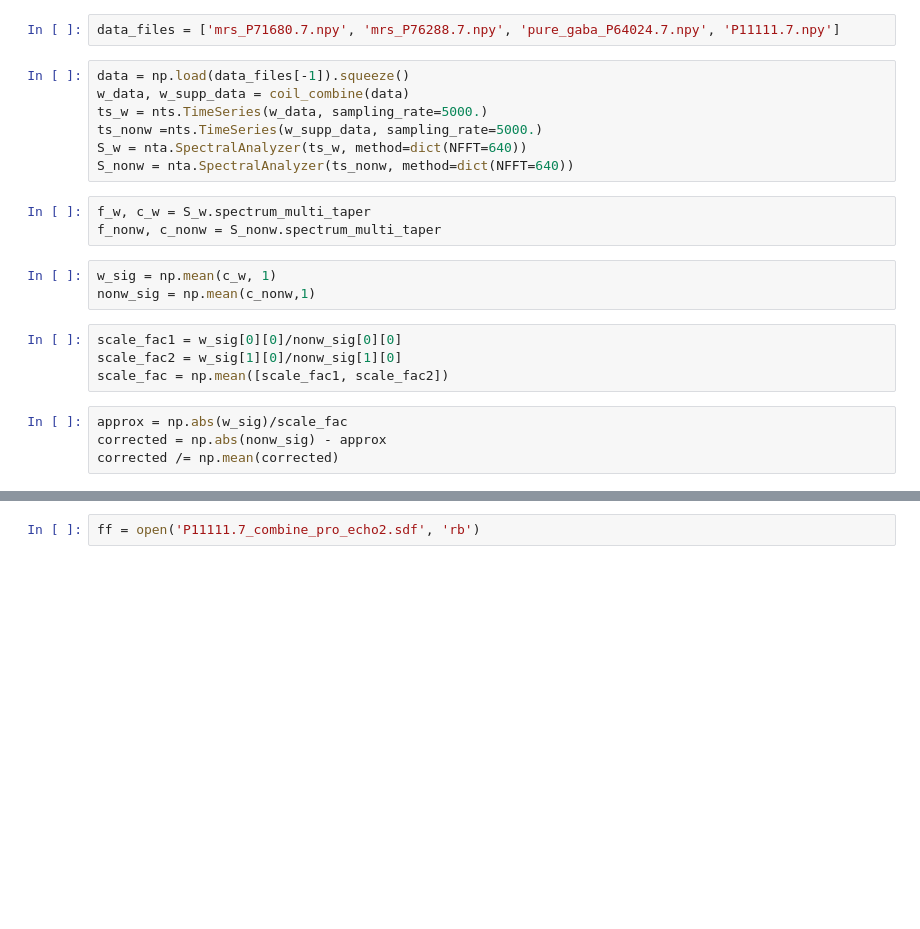
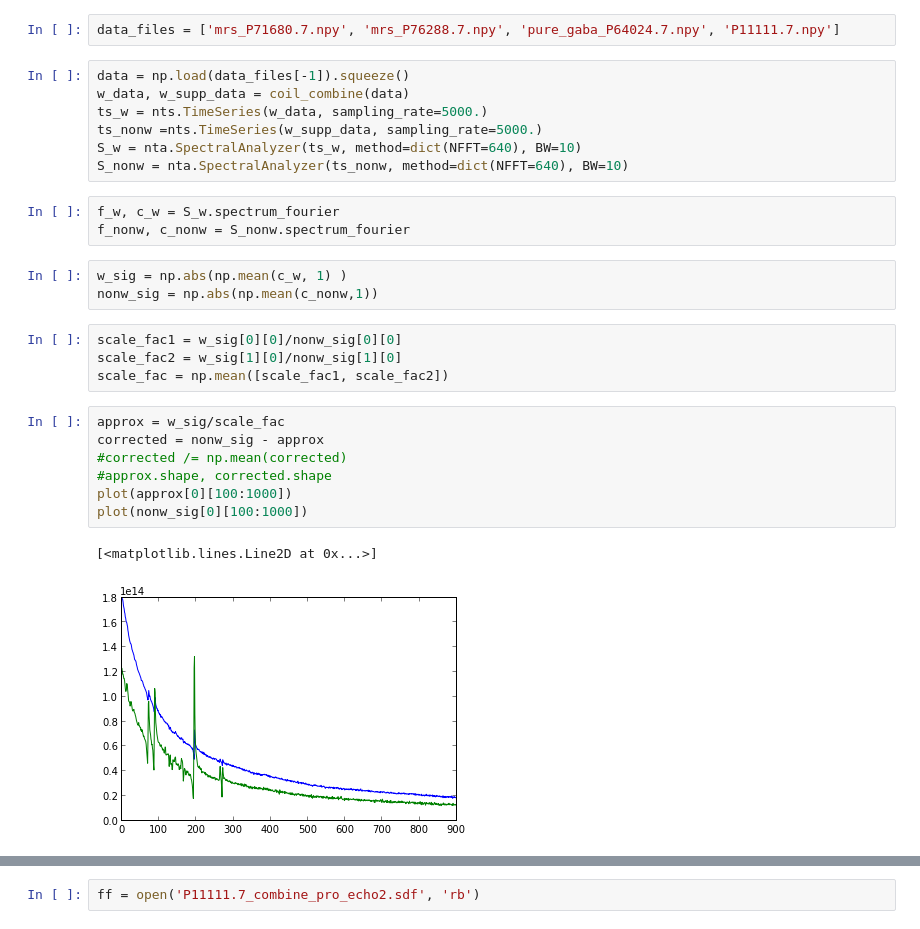
Before and after one commit to cni/MRS, a Jupyter notebook: ipynb/get_the_gaba.ipynb, the cells around one changed output, grey strips where cells are left out. Drawn from its saved outputs; the diff is of its cells as text; blank space fills up the shorter version.

Commit message:
Some more work on approximating the spectra.

```diff
--- a/ipynb/get_the_gaba.ipynb
+++ b/ipynb/get_the_gaba.ipynb
@@ -9,19 +11,25 @@ data = np.load(data_files[-1]).squeeze()
 w_data, w_supp_data = coil_combine(data)
 ts_w = nts.TimeSeries(w_data, sampling_rate=5000.)
 ts_nonw =nts.TimeSeries(w_supp_data, sampling_rate=5000.)
-S_w = nta.SpectralAnalyzer(ts_w, method=dict(NFFT=640))
-S_nonw = nta.SpectralAnalyzer(ts_nonw, method=dict(NFFT=640))
+S_w = nta.SpectralAnalyzer(ts_w, method=dict(NFFT=640), BW=10)
+S_nonw = nta.SpectralAnalyzer(ts_nonw, method=dict(NFFT=640), BW=10)
 # %%
-f_w, c_w = S_w.spectrum_multi_taper
-f_nonw, c_nonw = S_nonw.spectrum_multi_taper
+f_w, c_w = S_w.spectrum_fourier
+f_nonw, c_nonw = S_nonw.spectrum_fourier
 # %%
-w_sig = np.mean(c_w, 1)
-nonw_sig = np.mean(c_nonw,1)
+w_sig = np.abs(np.mean(c_w, 1) )
+nonw_sig = np.abs(np.mean(c_nonw,1))
 # %%
 scale_fac1 = w_sig[0][0]/nonw_sig[0][0]
 scale_fac2 = w_sig[1][0]/nonw_sig[1][0]
 scale_fac = np.mean([scale_fac1, scale_fac2])
 # %%
-approx = np.abs(w_sig)/scale_fac
-corrected = np.abs(nonw_sig) - approx
-corrected /= np.mean(corrected)
+approx = w_sig/scale_fac
+corrected = nonw_sig - approx
+#corrected /= np.mean(corrected)
+#approx.shape, corrected.shape
+plot(approx[0][100:1000])
+plot(nonw_sig[0][100:1000])
+# %% [output]
+[<matplotlib.lines.Line2D at 0x...>]
+[figure, added]
```
Also changed, not shown: parts of 13 cells of this notebook.
